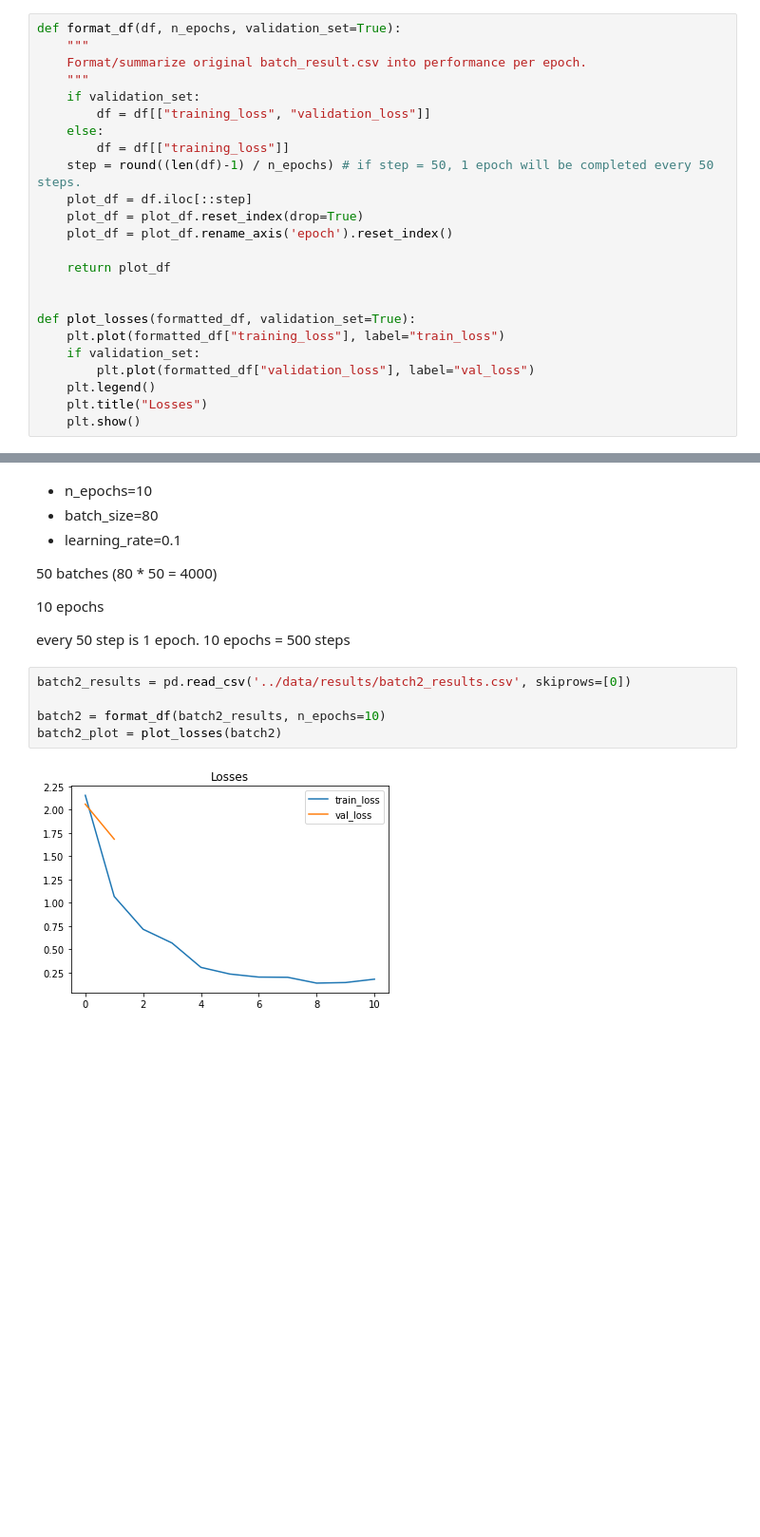
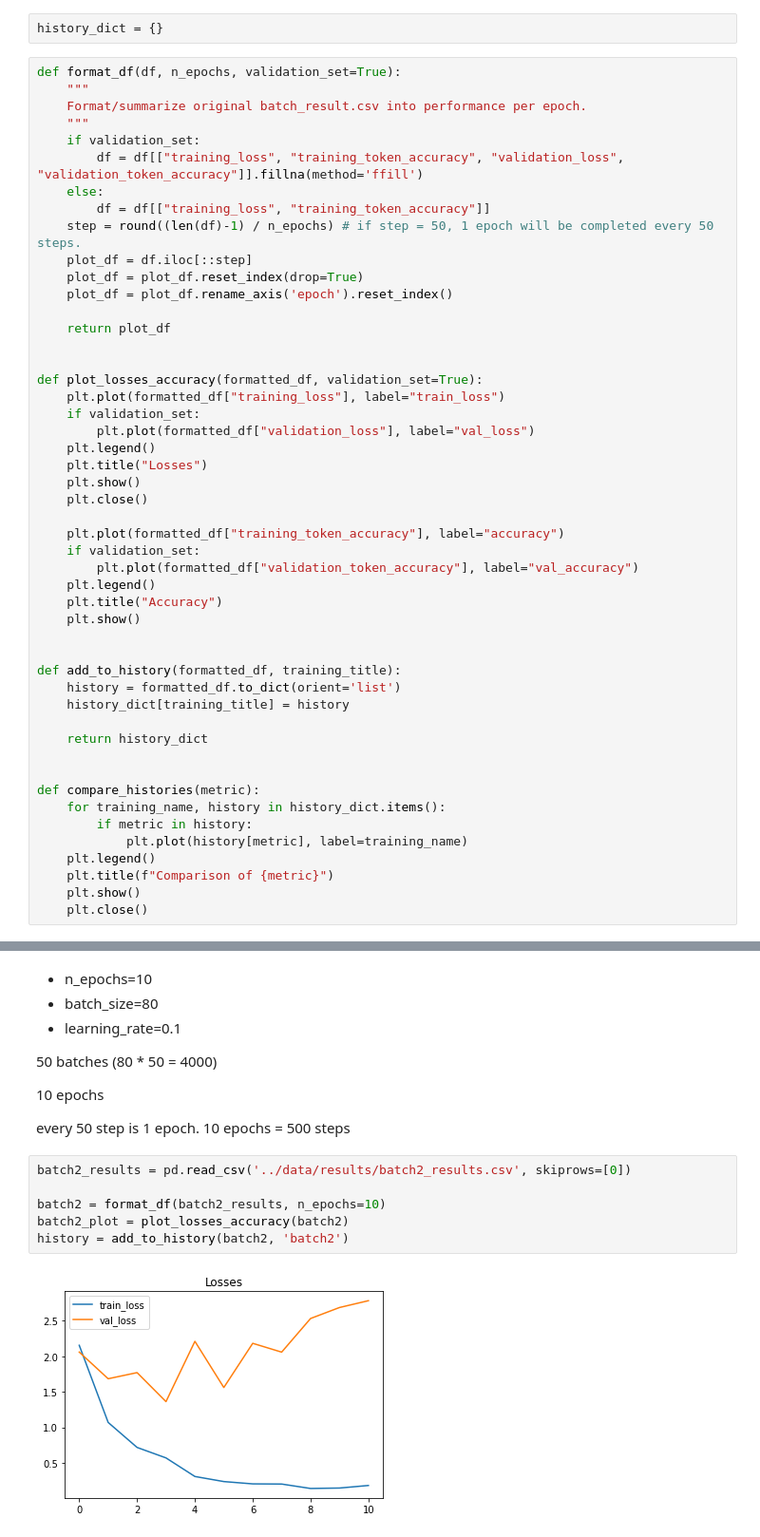
Before and after one commit to ConvAF/NovaAI, a Jupyter notebook: chatbot/notebooks/fine_tuning_viz.ipynb, the cells around one changed output, grey strips where cells are left out. Shown at 95% size. Drawn from its saved outputs; the diff is of its cells as text; blank space fills up the shorter version.

Commit message:
visualise batch 3 and create tool to compare metrics across batches

```diff
--- a/chatbot/notebooks/fine_tuning_viz.ipynb
+++ b/chatbot/notebooks/fine_tuning_viz.ipynb
@@ -27,12 +27,14 @@ import matplotlib.pyplot as plt
+# %%
+history_dict = {}
 # %%
 def format_df(df, n_epochs, validation_set=True):
     """
     Format/summarize original batch_result.csv into performance per epoch.
     """
     if validation_set:
-        df = df[["training_loss", "validation_loss"]]
+        df = df[["training_loss", "training_token_accuracy", "validation_loss", "validation_token_accuracy"]].fillna(method='ffill')
     else:
-        df = df[["training_loss"]]
+        df = df[["training_loss", "training_token_accuracy"]]
     step = round((len(df)-1) / n_epochs) # if step = 50, 1 epoch will be completed every 50 steps.
     plot_df = df.iloc[::step]
     plot_df = plot_df.reset_index(drop=True)
@@ -41,13 +43,38 @@ def format_df(df, n_epochs, validation_set=True):
     return plot_df
 
 
-def plot_losses(formatted_df, validation_set=True):
+def plot_losses_accuracy(formatted_df, validation_set=True):
     plt.plot(formatted_df["training_loss"], label="train_loss")
     if validation_set:
         plt.plot(formatted_df["validation_loss"], label="val_loss")
     plt.legend()
     plt.title("Losses")
     plt.show()
+    plt.close()
+
+    plt.plot(formatted_df["training_token_accuracy"], label="accuracy")
+    if validation_set:
+        plt.plot(formatted_df["validation_token_accuracy"], label="val_accuracy")
+    plt.legend()
+    plt.title("Accuracy")
+    plt.show()
+
+
+def add_to_history(formatted_df, training_title):
+    history = formatted_df.to_dict(orient='list')
+    history_dict[training_title] = history
+
+    return history_dict
+
+
+def compare_histories(metric):
+    for training_name, history in history_dict.items():
+        if metric in history:
+            plt.plot(history[metric], label=training_name)
+    plt.legend()
+    plt.title(f"Comparison of {metric}")
+    plt.show()
+    plt.close()
 # %% [markdown]
 ### Batch 1
 
@@ -83,7 +112,8 @@ every 50 step is 1 epoch. 10 epochs = 500 steps
 # %%
 batch2_results = pd.read_csv('../data/results/batch2_results.csv', skiprows=[0])
 
 batch2 = format_df(batch2_results, n_epochs=10)
-batch2_plot = plot_losses(batch2)
+batch2_plot = plot_losses_accuracy(batch2)
+history = add_to_history(batch2, 'batch2')
 # %% [output]
-[figure, old version]
+[figure, new version]
```
Also changed, not shown: parts of 8 cells of this notebook.
